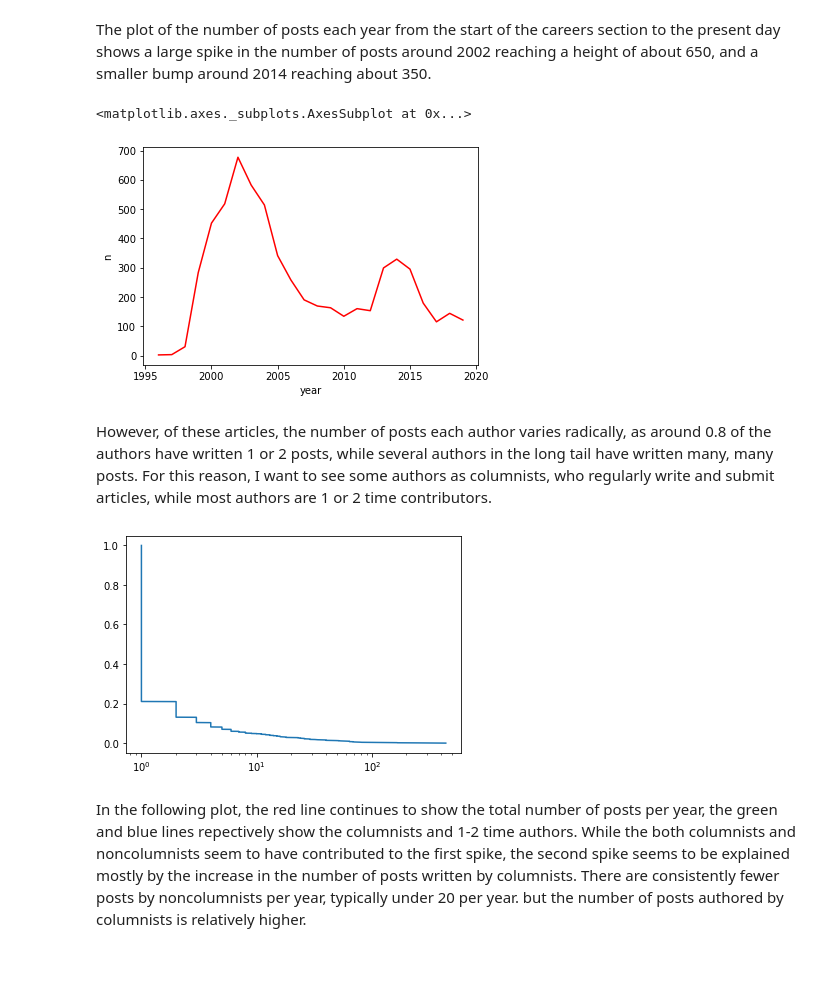
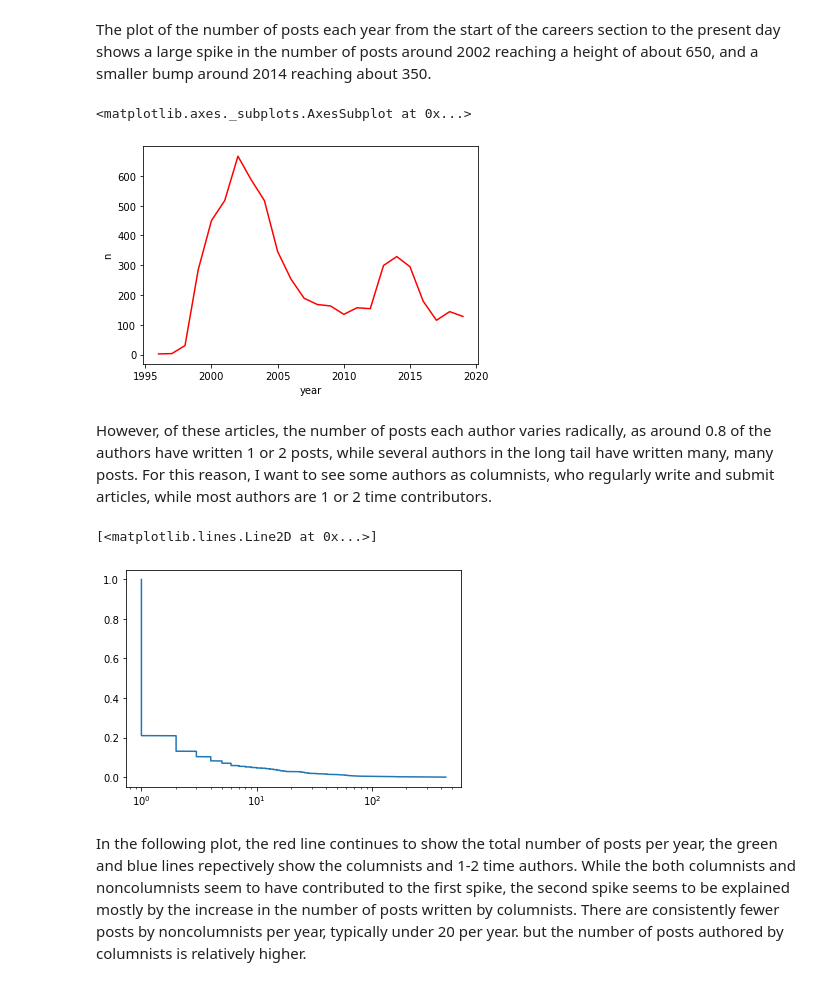
Before and after one commit to crboothb/sciencemag-careers-analysis, a Jupyter notebook: scripts/descriptive-overview.ipynb, the cells around one changed output. Drawn from its saved outputs; the diff is of its cells as text; code cells hidden in the pictures.

```diff
--- a/scripts/descriptive-overview.ipynb
+++ b/scripts/descriptive-overview.ipynb
@@ -78,12 +78,16 @@ full dataset
 # %% [markdown]
 The plot of the number of posts each year from the start of the careers section to the present day shows a large spike in the number of posts around 2002 reaching a height of about 650, and a smaller bump around 2014 reaching about 350.
 # %%
+full_df = full_df20
+
 full_vis = vis.prep_per(full_df, group_by = "year", color = "red", test = False)
 
 sns.lineplot(x = "year", y = "n", color = "red", data = full_vis)
+
+# plt.savefig("../figs/all articles.png")
 # %% [output]
 <matplotlib.axes._subplots.AxesSubplot at 0x...>
-[figure, old version]
+[figure, new version]
 # %% [markdown]
 However, of these articles, the number of posts each author varies radically, as around 0.8 of the authors have written 1 or 2 posts, while several authors in the long tail have written many, many posts. For this reason, I want to see some authors as columnists, who regularly write and submit articles, while most authors are 1 or 2 time contributors.
 # %%
@@ -93,8 +97,9 @@ authors_df.head(10)
 
 plt.xscale(value = "log")
 plt.plot(np.flip(np.sort(authors_df.authors)), np.linspace(0, 1, len(authors_df.authors), endpoint=False))
-plt.savefig("../figs/author_ccdf.png")
+# plt.savefig("../figs/author_ccdf.png")
 # %% [output]
+[<matplotlib.lines.Line2D at 0x...>]
 [figure]
 # %% [markdown]
 In the following plot, the red line continues to show the total number of posts per year, the green and blue lines repectively show the columnists and 1-2 time authors. While the both columnists and noncolumnists seem to have contributed to the first spike, the second spike seems to be explained mostly by the increase in the number of posts written by columnists. There are consistently fewer posts by noncolumnists per year, typically under 20 per year. but the number of posts authored by columnists is relatively higher.
```
Also changed, not shown: parts of 4 cells of this notebook, 1 other file.
